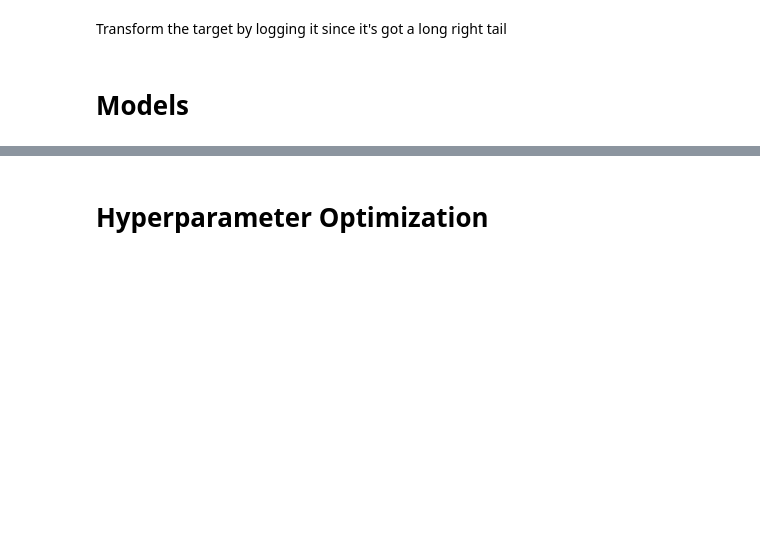
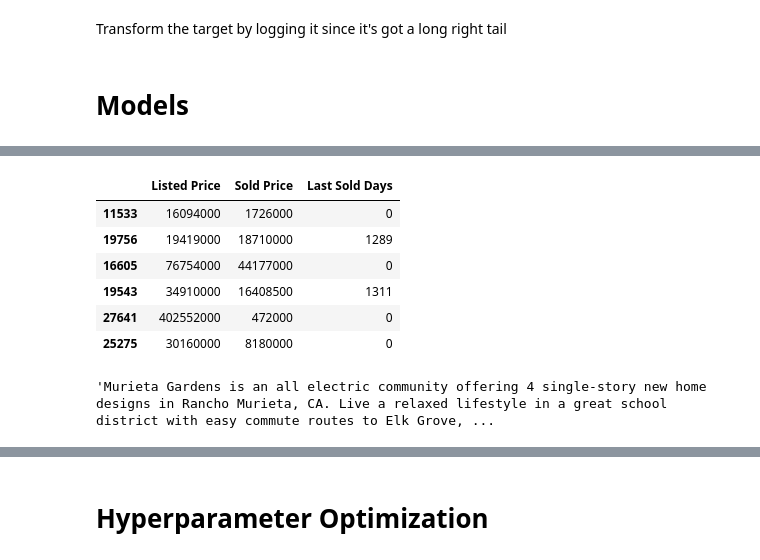
Before and after one commit to tom-farmer/Predictive-Analytics-Hackathon-2022, a Jupyter notebook: notebooks/modeling.ipynb, the cells around one changed output, grey strips where cells are left out. Drawn from its saved outputs; the diff is of its cells as text; code cells hidden in the pictures; blank space fills up the shorter version.

```diff
--- a/notebooks/modeling.ipynb
+++ b/notebooks/modeling.ipynb
@@ -519,0 +438,2 @@ print(np.min(test_score))
+# %%
+errs = y_pred - y_test
@@ -519,0 +450,14 @@ print(np.min(test_score))
+# %%
+X_test[errs > 1e7].join(train["Sold Price"])[["Listed Price", "Sold Price", "Last Sold Days"]]
+# %% [output]
+|  | Listed Price | Sold Price | Last Sold Days |
+| 11533 | 16094000 | 1726000 | 0 |
+| 19756 | 19419000 | 18710000 | 1289 |
+| 16605 | 76754000 | 44177000 | 0 |
+| 19543 | 34910000 | 16408500 | 1311 |
+| 27641 | 402552000 | 472000 | 0 |
+| 25275 | 30160000 | 8180000 | 0 |
+# %%
+train.iloc[23616].head(50)["Summary"]
+# %% [output]
+'Murieta Gardens is an all electric community offering 4 single-story new home designs in Rancho Murieta, CA. Live a relaxed lifestyle in a great school district with easy commute routes to Elk Grove, ...
```
Also changed, not shown: parts of 27 cells of this notebook.
